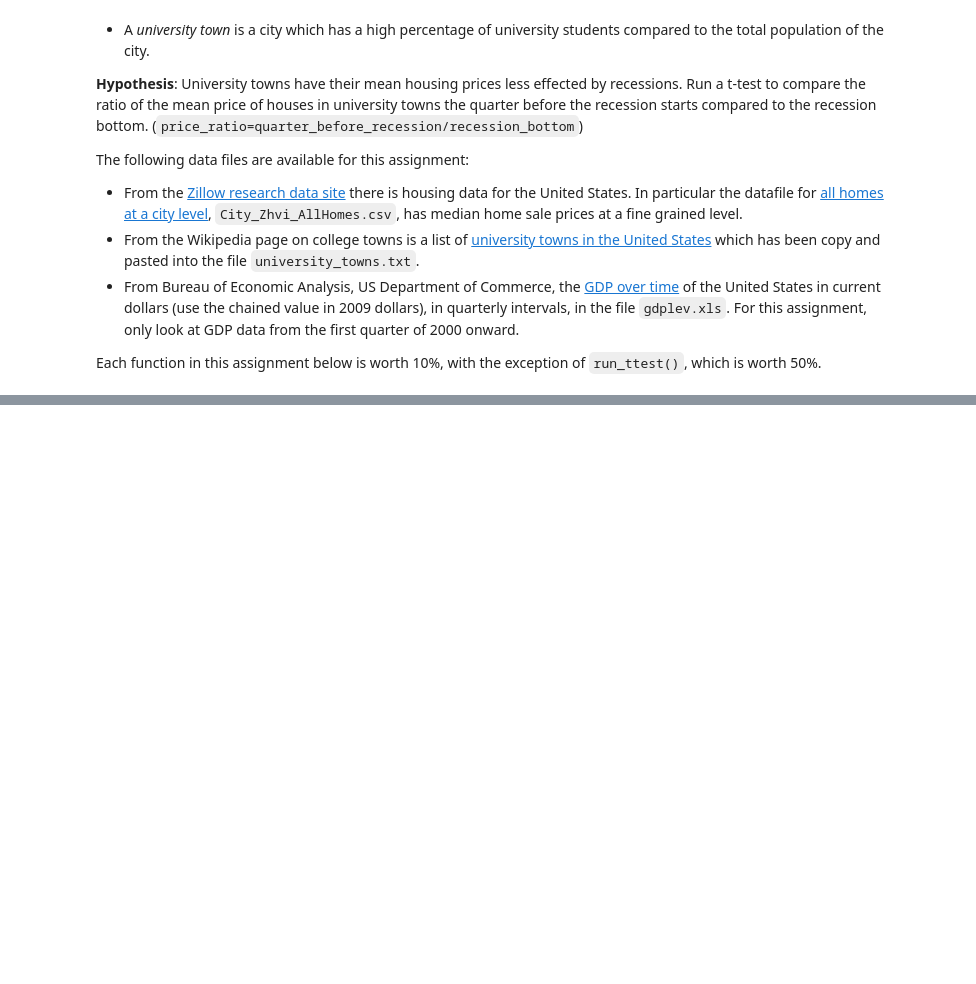
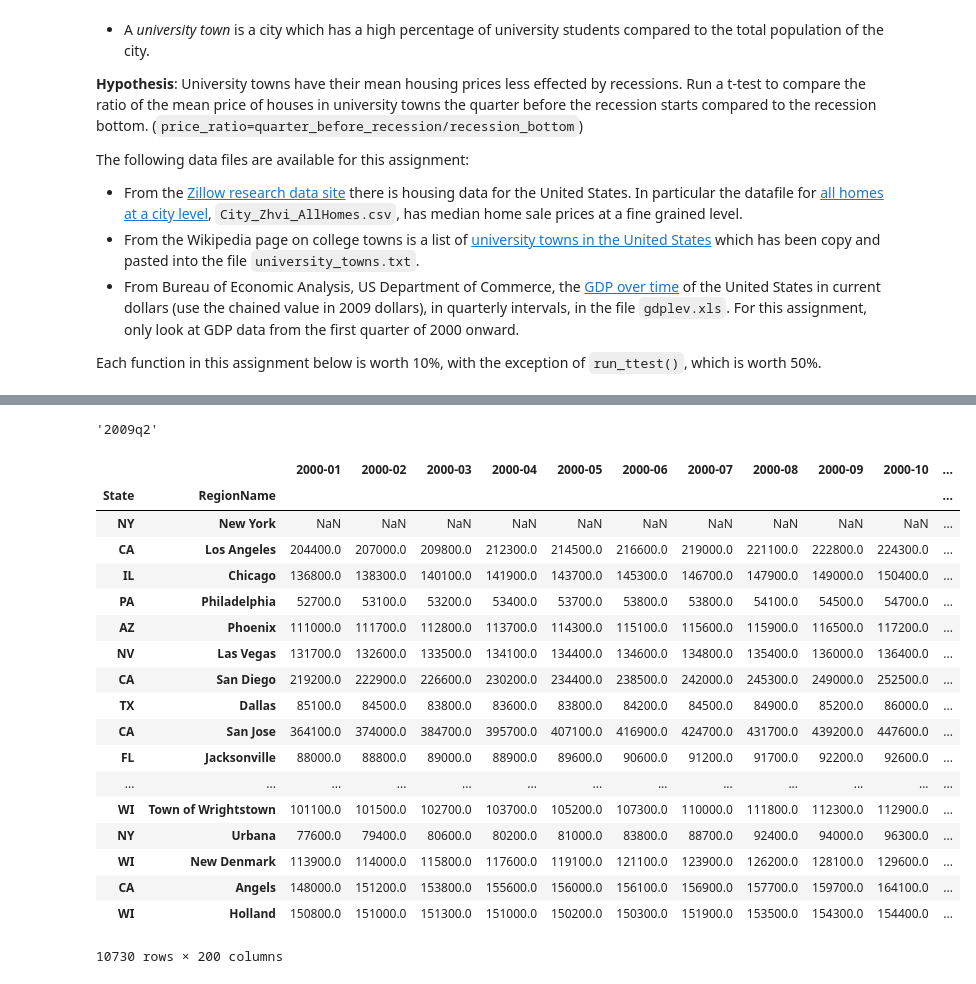
Before and after one commit to nummy/exec, a Jupyter notebook: wang/course/Assignment 4.ipynb, the cells around one changed output, grey strips where cells are left out. Cells and saved outputs as stored; diff of their text form; code cells hidden in the pictures; blank space fills up the shorter version.

```diff
--- a/wang/course/Assignment 4.ipynb
+++ b/wang/course/Assignment 4.ipynb
@@ -86,17 +115,66 @@ def get_recession_bottom():
+# %%
+def get_recession_bottom():
+    '''Returns the year and quarter of the recession bottom time as a
+    string value in a format such as 2005q3'''
+    gdp_data = pd.read_excel("gdplev.xls", skiprows=219)
+    quarters = gdp_data.iloc[:, 4]
+    gdp = gdp_data.iloc[:,6]
+    GDP = pd.DataFrame()
+    GDP["Quarter"] = quarters
+    GDP["GDP"] = gdp
+    temp=[None] + list(gdp.values)[:-1]
+    temp = np.array(temp)
+    GDP["Change"] = GDP["GDP"] - temp
+    for i in range(len(GDP)-1):
+        if GDP["Change"][i] < 0 and GDP["Change"][i+1] <0:
+            break
+    start = i
+    for i in range(start,len(GDP)-1):
+        if GDP["Change"][i] > 0 and GDP["Change"][i+1] > 0:
+            break
+    end = i+1
+    min_index = GDP.iloc[start:end+1,:]["GDP"].argmin()
+    return  GDP.iloc[min_index, 0]
+
+get_recession_bottom()
+# %% [output]
+'2009q2'
 # %%
 def convert_housing_data_to_quarters():
     '''Converts the housing data to quarters and returns it as mean
     values in a dataframe. This dataframe should be a dataframe with
     columns for 2000q1 through 2016q3, and should have a multi-index
     in the shape of ["State","RegionName"].
 
     Note: Quarters are defined in the assignment description, they are
     not arbitrary three month periods.
 
     The resulting dataframe should have 67 columns, and 10,730 rows.
     '''
 
     return "ANSWER"
+house_data = pd.read_csv("City_Zhvi_AllHomes.csv", index_col=["State", "RegionName"]).loc[:, "2000-01":"2016-08"]
+house_data
+# %% [output]
+|  |  | 2000-01 | 2000-02 | 2000-03 | 2000-04 | 2000-05 | 2000-06 | 2000-07 | 2000-08 | 2000-09 | 2000-10 | ... |
+| State | RegionName |  |  |  |  |  |  |  |  |  |  | ... |
+| NY | New York | NaN | NaN | NaN | NaN | NaN | NaN | NaN | NaN | NaN | NaN | ... |
+| CA | Los Angeles | 204400.0 | 207000.0 | 209800.0 | 212300.0 | 214500.0 | 216600.0 | 219000.0 | 221100.0 | 222800.0 | 224300.0 | ... |
+| IL | Chicago | 136800.0 | 138300.0 | 140100.0 | 141900.0 | 143700.0 | 145300.0 | 146700.0 | 147900.0 | 149000.0 | 150400.0 | ... |
+| PA | Philadelphia | 52700.0 | 53100.0 | 53200.0 | 53400.0 | 53700.0 | 53800.0 | 53800.0 | 54100.0 | 54500.0 | 54700.0 | ... |
+| AZ | Phoenix | 111000.0 | 111700.0 | 112800.0 | 113700.0 | 114300.0 | 115100.0 | 115600.0 | 115900.0 | 116500.0 | 117200.0 | ... |
+| NV | Las Vegas | 131700.0 | 132600.0 | 133500.0 | 134100.0 | 134400.0 | 134600.0 | 134800.0 | 135400.0 | 136000.0 | 136400.0 | ... |
+| CA | San Diego | 219200.0 | 222900.0 | 226600.0 | 230200.0 | 234400.0 | 238500.0 | 242000.0 | 245300.0 | 249000.0 | 252500.0 | ... |
+| TX | Dallas | 85100.0 | 84500.0 | 83800.0 | 83600.0 | 83800.0 | 84200.0 | 84500.0 | 84900.0 | 85200.0 | 86000.0 | ... |
+| CA | San Jose | 364100.0 | 374000.0 | 384700.0 | 395700.0 | 407100.0 | 416900.0 | 424700.0 | 431700.0 | 439200.0 | 447600.0 | ... |
+| FL | Jacksonville | 88000.0 | 88800.0 | 89000.0 | 88900.0 | 89600.0 | 90600.0 | 91200.0 | 91700.0 | 92200.0 | 92600.0 | ... |
+| ... | ... | ... | ... | ... | ... | ... | ... | ... | ... | ... | ... | ... |
+| WI | Town of Wrightstown | 101100.0 | 101500.0 | 102700.0 | 103700.0 | 105200.0 | 107300.0 | 110000.0 | 111800.0 | 112300.0 | 112900.0 | ... |
+| NY | Urbana | 77600.0 | 79400.0 | 80600.0 | 80200.0 | 81000.0 | 83800.0 | 88700.0 | 92400.0 | 94000.0 | 96300.0 | ... |
+| WI | New Denmark | 113900.0 | 114000.0 | 115800.0 | 117600.0 | 119100.0 | 121100.0 | 123900.0 | 126200.0 | 128100.0 | 129600.0 | ... |
+| CA | Angels | 148000.0 | 151200.0 | 153800.0 | 155600.0 | 156000.0 | 156100.0 | 156900.0 | 157700.0 | 159700.0 | 164100.0 | ... |
+| WI | Holland | 150800.0 | 151000.0 | 151300.0 | 151000.0 | 150200.0 | 150300.0 | 151900.0 | 153500.0 | 154300.0 | 154400.0 | ... |
+10730 rows × 200 columns
 # %%
 def run_ttest():
     '''First creates new data showing the decline or growth of housing prices
```
Also changed, not shown: parts of 6 cells of this notebook.
